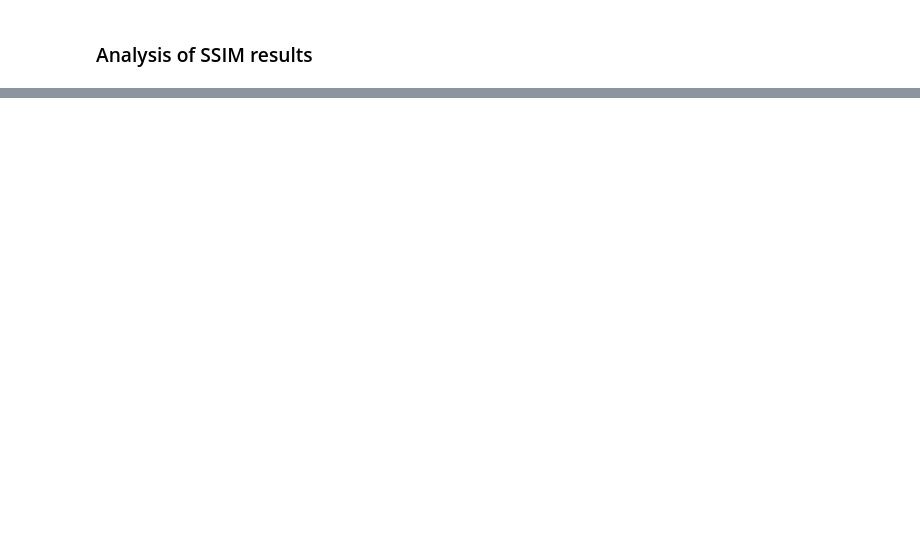
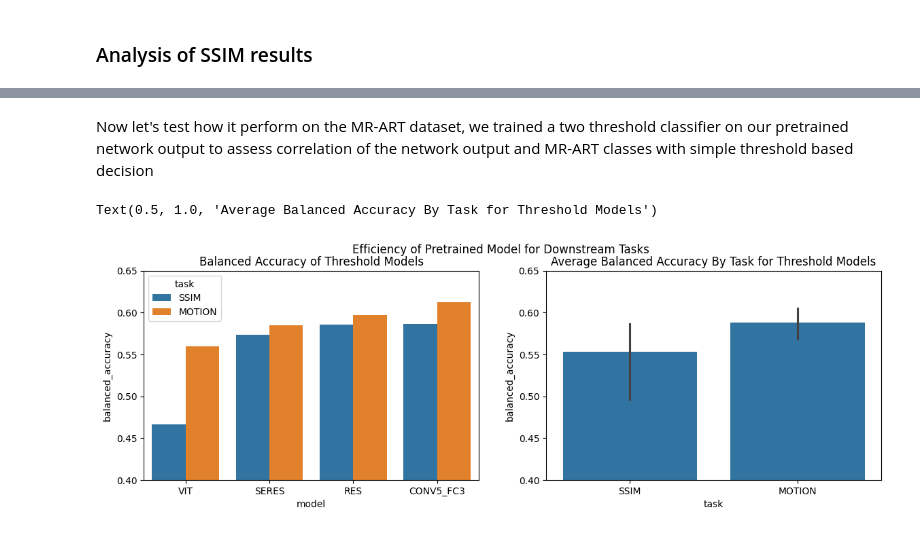
Before and after one commit to chbricout/motiondetector, a Jupyter notebook: notebooks/test_models.ipynb, the cells around one changed output, grey strips where cells are left out. Saved outputs shown, nothing was run; the diff lists cells and outputs as text; code cells hidden in the pictures; blank space fills up the shorter version.

```diff
--- a/notebooks/test_models.ipynb
+++ b/notebooks/test_models.ipynb
@@ -67,0 +85,19 @@ Text(0.5, 1.0, 'Root mean squared error test results for SSIM task')
+# %%
+task_hue_order=('SSIM', 'MOTION')
+# %% [markdown]
+Now let's test how it perform on the MR-ART dataset, we trained a two threshold classifier on our pretrained network output to assess correlation of the network output and MR-ART classes with simple threshold based decision
+# %%
+fig = plt.figure(figsize=(14,4))
+fig.suptitle("Efficiency of Pretrained Model for Downstream Tasks")
+plt.subplot(1,2,1)
+sb.barplot(mrart_results.sort_values("balanced_accuracy"), x="model", y="balanced_accuracy", hue="task", hue_order=task_hue_order)
+plt.ylim((0.4,0.65))
+plt.title("Balanced Accuracy of Threshold Models")
+
+plt.subplot(1,2,2)
+sb.barplot(mrart_results.sort_values("balanced_accuracy"), x="task",  y="balanced_accuracy")
+plt.ylim((0.4,0.65))
+plt.title("Average Balanced Accuracy By Task for Threshold Models")
+# %% [output]
+Text(0.5, 1.0, 'Average Balanced Accuracy By Task for Threshold Models')
+[figure, added]
```
Also changed, not shown: parts of 12 cells of this notebook, 9 other files.
